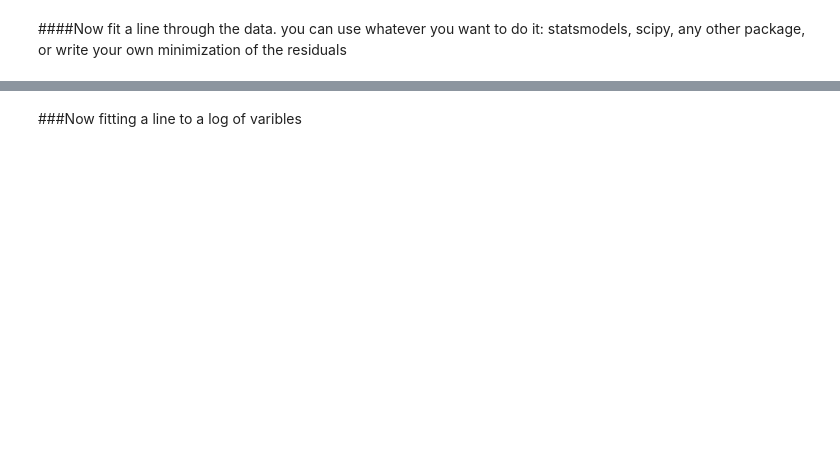
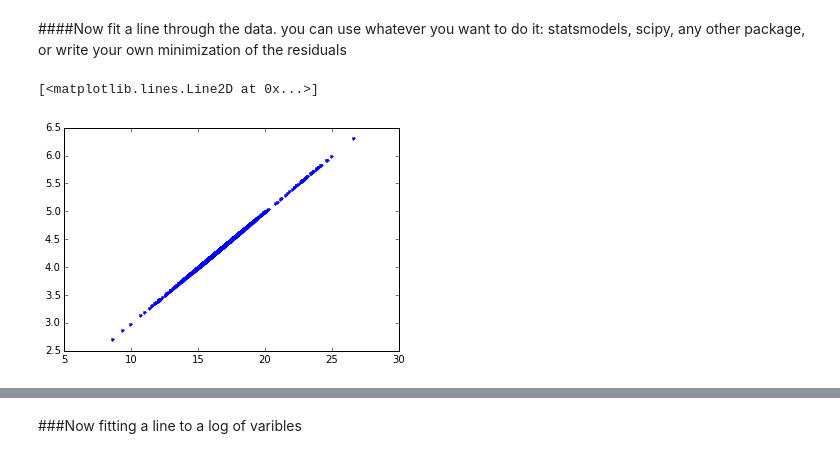
Before and after one commit to maryooh/PUI2015_mortiz, a Jupyter notebook: HW5/HW5- Assigment 1, energy use based on no. of units.ipynb, the cells around one changed output, grey strips where cells are left out. Cells and saved outputs as stored; diff of their text form; code cells hidden in the pictures; blank space fills up the shorter version.

```diff
--- a/HW5/HW5- Assigment 1, energy use based on no. of units.ipynb
+++ b/HW5/HW5- Assigment 1, energy use based on no. of units.ipynb
@@ -244,0 +260,12 @@ TypeError: There is no line property "loglog"
+# %%
+#here we will fit a line
+#from class lab5
+def line (xx, a, b):
+    return a*(xx)+b
+lineA = line(logx, 0.2, 1.0)
+#lineA is our y variable!
+
+pl.plot (logx, lineA, '.')
+# %% [output]
+[<matplotlib.lines.Line2D at 0x...>]
+[figure, added]
```
Also changed, not shown: parts of 16 cells of this notebook.
